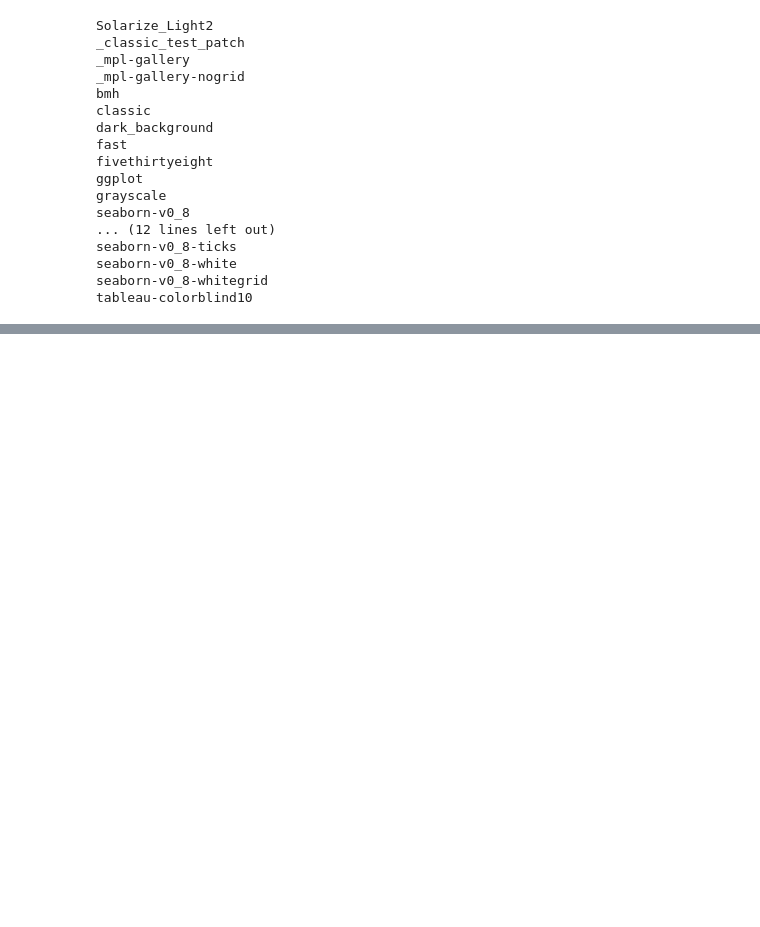
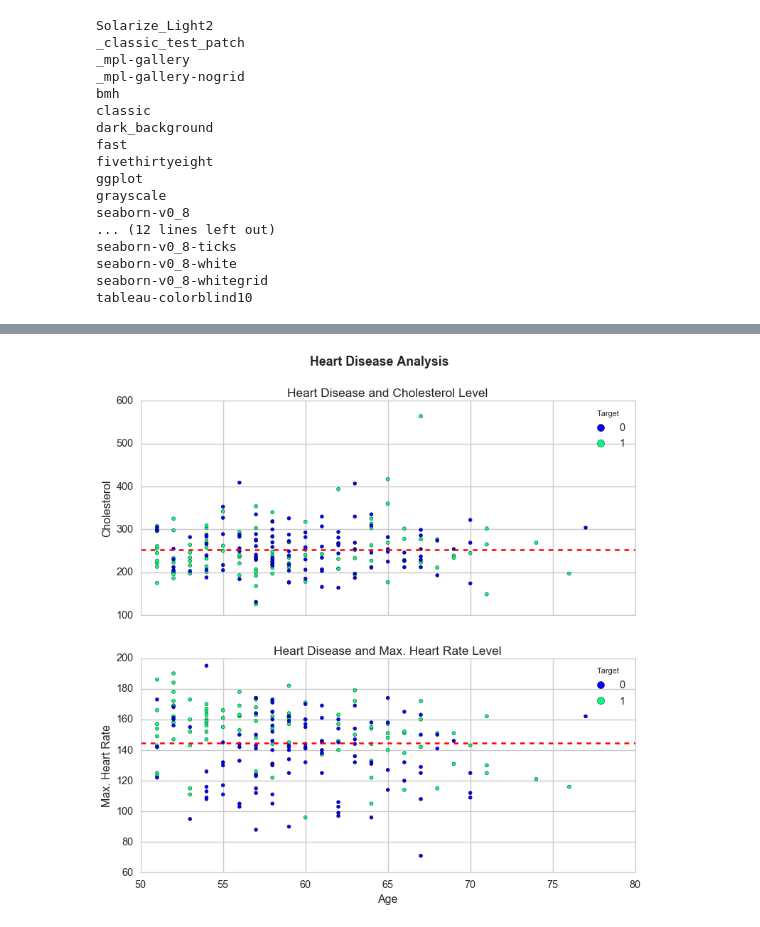
Before and after one commit to AHMAD-KHAIRI/ztm-ml-course, a Jupyter notebook: 04_matplotlib/introduction-to-matplotlib.ipynb, the cells around one changed output, grey strips where cells are left out. Saved outputs shown, nothing was run; the diff lists cells and outputs as text; code cells hidden in the pictures; blank space fills up the shorter version.

```diff
--- a/04_matplotlib/introduction-to-matplotlib.ipynb
+++ b/04_matplotlib/introduction-to-matplotlib.ipynb
@@ -1033,0 +1086,53 @@ for style in styles_available:
+# %%
+# Customizing the y and x axis limitations
+
+# Create 2 subplot of chol and thalach (y-axis) vs age (x-axis) data using the matplotlib OO method
+
+fig, (ax0, ax1) = plt.subplots(nrows=2,
+                               ncols=1,
+                               figsize=(10, 10),
+                               sharex=True) # shares the x-axis title
+
+# Add data to ax0
+scatter = ax0.scatter(x=over_50["age"],
+                      y=over_50["chol"],
+                      c=over_50["target"],
+                      cmap="winter")
+
+# Customize the ax0 plot
+ax0.set(title="Heart Disease and Cholesterol Level",
+        ylabel="Cholesterol") # removed xlabel="Age" after adding sharex= True
+# Change the x-axis limits
+ax0.set_xlim([50, 80])
+
+# Add a legend to ax0
+ax0.legend(*scatter.legend_elements(), title="Target")
+
+# Add a meanline to ax0
+ax0.axhline(over_50["chol"].mean(), linestyle="--", color="red")
+
+# Add data to ax1
+scatter_1 = ax1.scatter(x=over_50["age"],
+                        y=over_50["thalach"],
+                        c=over_50["target"],
+                        cmap="winter")
+
+# Customize the ax1 plot
+ax1.set(title="Heart Disease and Max. Heart Rate Level",
+        xlabel="Age",
+        ylabel="Max. Heart Rate")
+
+# Change the y-axis limits
+ax1.set_ylim([60, 200])
+
+
+# Add a legend to ax1
+ax1.legend(*scatter_1.legend_elements(), title="Target")
+
+# Add a meanline to ax1
+ax1.axhline(over_50["thalach"].mean(), linestyle="--", color="red")
+
+# Add a title to the figure
+fig.suptitle("Heart Disease Analysis", fontsize=16, fontweight="bold");
+# %% [output]
+[figure, added]
```
Also changed, not shown: parts of 15 cells of this notebook, 1 other file.
